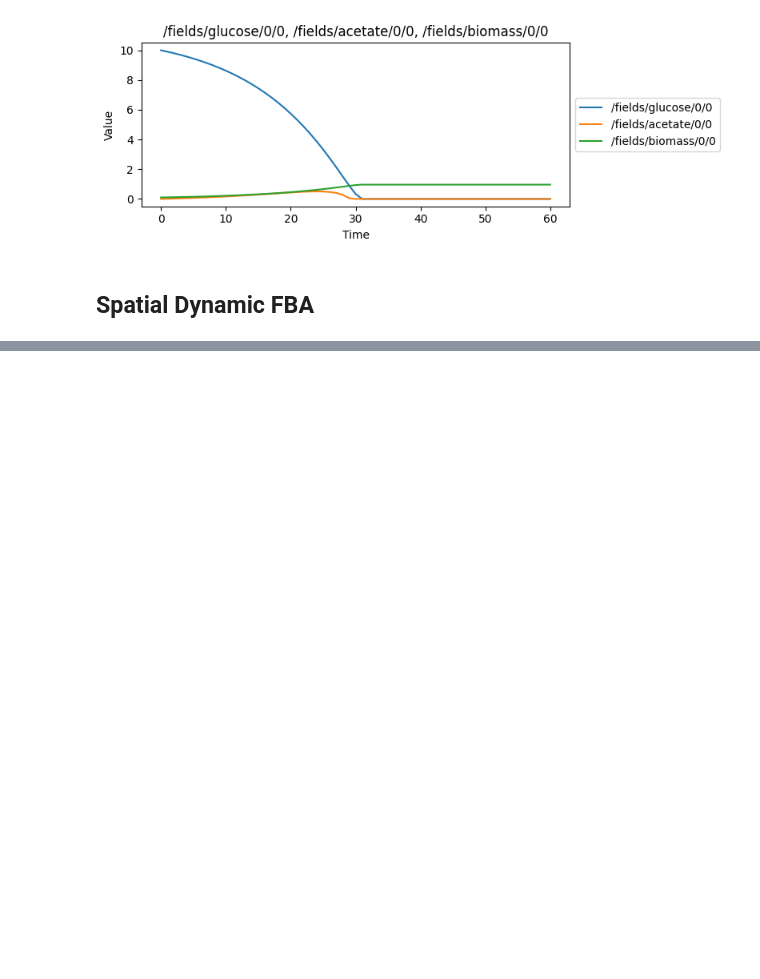
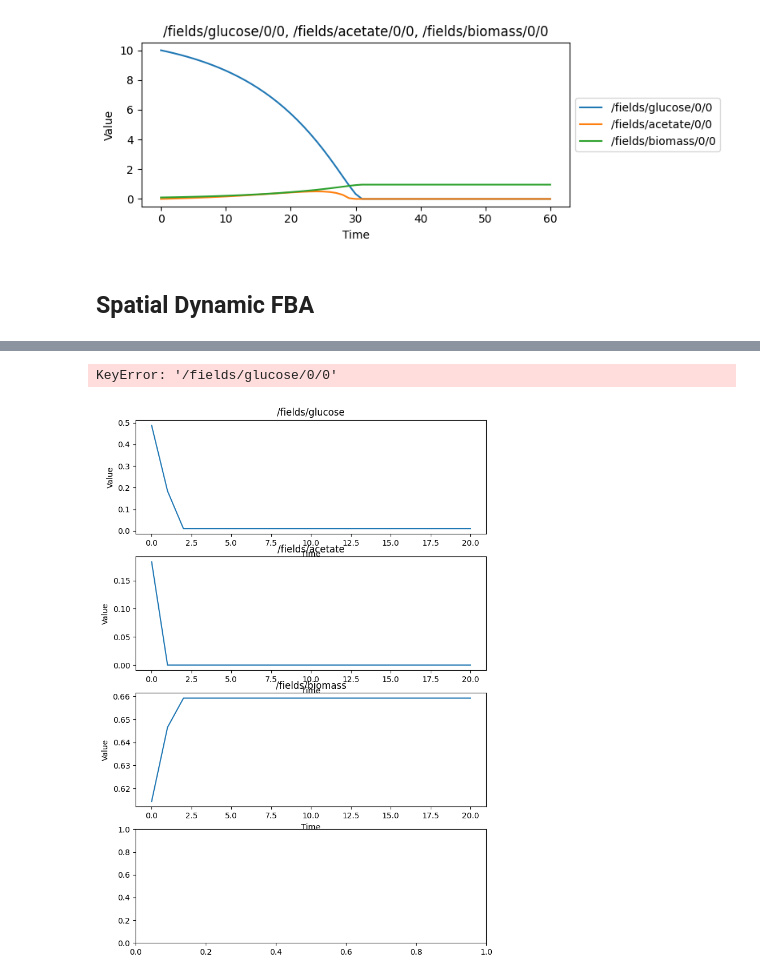
Before and after one commit to vivarium-collective/spatio-flux, a Jupyter notebook: demo/build_comets.ipynb, the cells around one changed output, grey strips where cells are left out. Saved outputs shown, nothing was run; the diff lists cells and outputs as text; code cells hidden in the pictures; blank space fills up the shorter version.

```diff
--- a/demo/build_comets.ipynb
+++ b/demo/build_comets.ipynb
@@ -121,8 +130,8 @@ v.plot_timeseries(
 # %%
 mol_ids = ["glucose", "acetate", "biomass"]
 path=["fields"]
-rows = 2
-columns = 2
+rows = 1
+columns = 1
 
 # make the vivarium
 v2 = Vivarium(processes=PROCESS_DICT, types=TYPES_DICT)
@@ -130,7 +139,7 @@ for mol_id in mol_ids:
     v2.add_object(
         name=mol_id,
         path=path,
-        type='array',
+        # type='array',
         value=np.random.rand(rows, columns)
     )
 
@@ -138,26 +147,35 @@ for mol_id in mol_ids:
 for i in range(rows):
     for j in range(columns):
         dfba_name = f"dFBA[{i},{j}]"
+        path_name = build_path('mol_id', path, i, j)
+        print(f'Adding {dfba_name} to {path_name}\n')
+
+        rewire_path= path  # [".."] + path
 
         # add a process for this location
         v2.add_process(
             name=dfba_name,
             process_id="DynamicFBA",
+            # path=['species'],
             config=dfba_config,
         )
         v2.connect_process(
             process_name=dfba_name,
+            # path=['species'],
             inputs={
                     "substrates": {
-                        mol_id: build_path(mol_id, path, i, j)
+                        mol_id: build_path(mol_id, rewire_path, i, j)
                         for mol_id in mol_ids}
                 },
             outputs={
                     "substrates": {
-                        mol_id: build_path(mol_id, path, i, j)
+                        mol_id: build_path(mol_id, rewire_path, i, j)
                         for mol_id in mol_ids}
                 }
         )
 
+# add an emitter to save results
+v2.add_emitter()
+
 v2.diagram(dpi='70')
 # %% [output]
@@ -164,0 +184,2 @@ ValueError: The truth value of an array with more than one element is ambiguous.
+# %%
+v2.run(20)
@@ -164,0 +208,14 @@ ValueError: The truth value of an array with more than one element is ambiguous.
+# %%
+v2.plot_timeseries(
+    subplot_size=(8, 3),
+    combined_vars=[
+        [
+            '/fields/glucose/0/0',
+            '/fields/acetate/0/0',
+            '/fields/biomass/0/0'
+        ]
+    ]
+)
+# %% [output]
+KeyError: '/fields/glucose/0/0'
+[figure, added]
```
Also changed, not shown: parts of 7 cells of this notebook, 3 other files.
